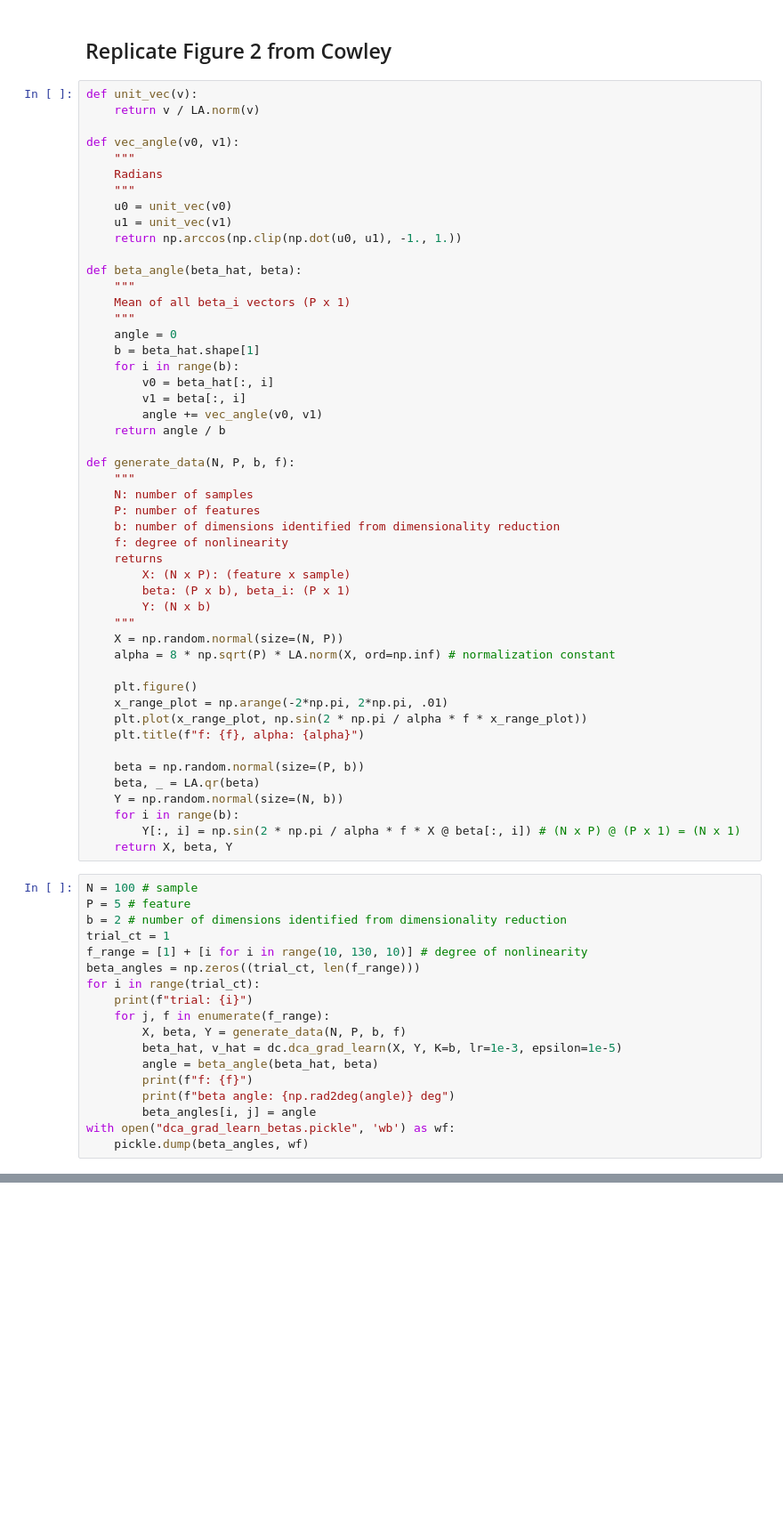
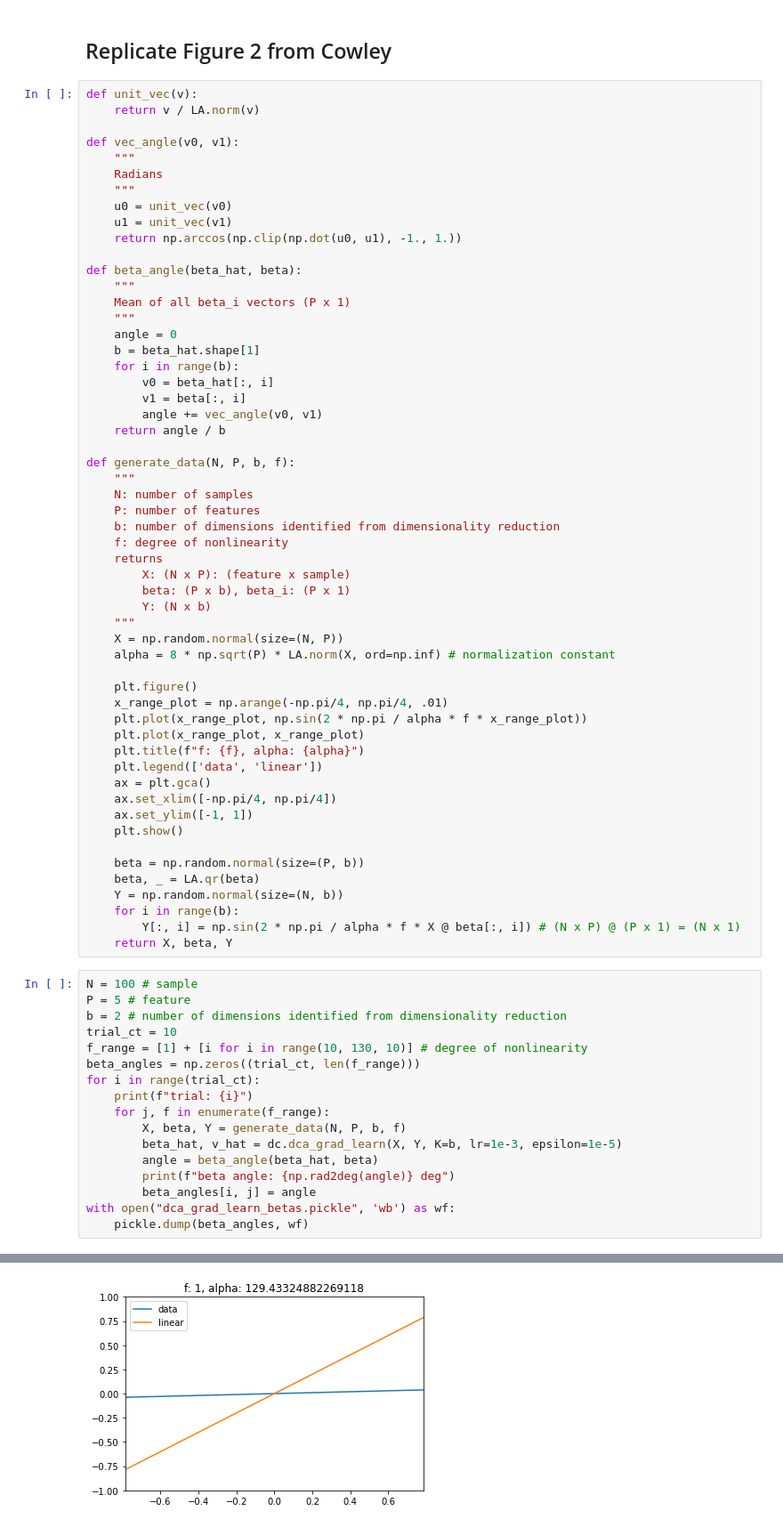
Before and after one commit to neurodata/hyppo, a Jupyter notebook: mgc_dcorr/simulated_DCA_demo.ipynb, the cells around one changed output, grey strips where cells are left out. Shown at 89% size. Saved outputs shown, nothing was run; the diff lists cells and outputs as text; blank space fills up the shorter version.

```diff
--- a/mgc_dcorr/simulated_DCA_demo.ipynb
+++ b/mgc_dcorr/simulated_DCA_demo.ipynb
@@ -420,9 +424,15 @@ def generate_data(N, P, b, f):
     alpha = 8 * np.sqrt(P) * LA.norm(X, ord=np.inf) # normalization constant
 
     plt.figure()
-    x_range_plot = np.arange(-2*np.pi, 2*np.pi, .01)
+    x_range_plot = np.arange(-np.pi/4, np.pi/4, .01)
     plt.plot(x_range_plot, np.sin(2 * np.pi / alpha * f * x_range_plot))
+    plt.plot(x_range_plot, x_range_plot)
     plt.title(f"f: {f}, alpha: {alpha}")
+    plt.legend(['data', 'linear'])
+    ax = plt.gca()
+    ax.set_xlim([-np.pi/4, np.pi/4])
+    ax.set_ylim([-1, 1])
+    plt.show()
 
     beta = np.random.normal(size=(P, b))
     beta, _ = LA.qr(beta)
@@ -433,20 +443,20 @@ def generate_data(N, P, b, f):
 # %%
 N = 100 # sample
 P = 5 # feature
 b = 2 # number of dimensions identified from dimensionality reduction
-trial_ct = 1
+trial_ct = 10
 f_range = [1] + [i for i in range(10, 130, 10)] # degree of nonlinearity
 beta_angles = np.zeros((trial_ct, len(f_range)))
 for i in range(trial_ct):
     print(f"trial: {i}")
     for j, f in enumerate(f_range):
         X, beta, Y = generate_data(N, P, b, f)
         beta_hat, v_hat = dc.dca_grad_learn(X, Y, K=b, lr=1e-3, epsilon=1e-5)
         angle = beta_angle(beta_hat, beta)
-        print(f"f: {f}")
         print(f"beta angle: {np.rad2deg(angle)} deg")
         beta_angles[i, j] = angle
 with open("dca_grad_learn_betas.pickle", 'wb') as wf:
     pickle.dump(beta_angles, wf)
 # %% [output]
 trial: 0
+[figure, added]
```
Also changed, not shown: parts of 5 cells of this notebook, 1 other file.
